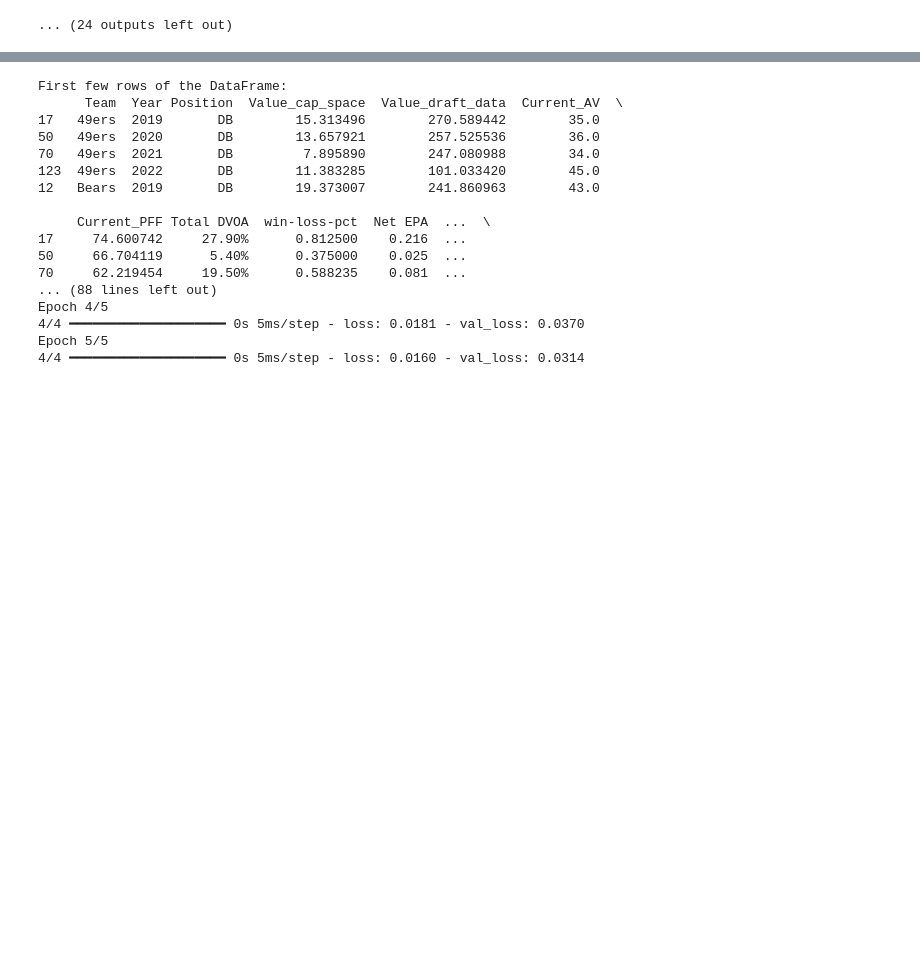
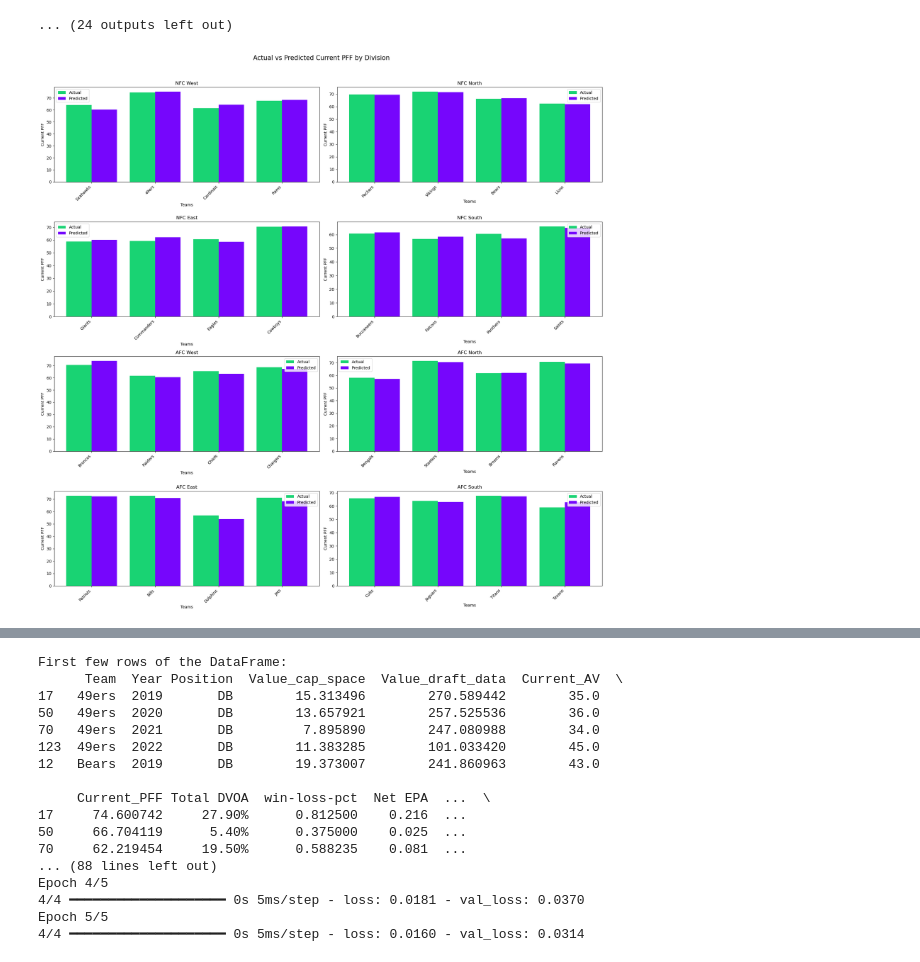
Before and after one commit to PranayN23/NFLResourceAnalysis, a Jupyter notebook: secondary_defense_predictions.ipynb, the cells around one changed output, grey strips where cells are left out. Cells and saved outputs as stored; diff of their text form; code cells hidden in the pictures; blank space fills up the shorter version.

Commit message:
Saved improved visualizations

```diff
--- a/secondary_defense_predictions.ipynb
+++ b/secondary_defense_predictions.ipynb
@@ -266,6 +266,78 @@ Epoch 15/15
 R² Score: -0.1812
 [figure]
 ... (24 outputs left out)
+# %%
+# Updated code with the user-provided hex colors for the bar plots
+import numpy as np
+import pandas as pd
+import matplotlib.pyplot as plt
+
+# Load the dataset
+file_path = 'Combined_Secondary_Defense.csv'
+data = pd.read_csv(file_path)
+
+# Filter for the latest year (if applicable) or ensure one entry per team
+# Here, we'll use the first occurrence for simplicity
+data = data.drop_duplicates(subset='Team', keep='first')
+
+# Extract relevant columns
+teams = data['Team'].values  # Team names
+y = data['Current_PFF'].values  # Actual values (Current PFF)
+
+# Mock predicted values for demonstration (replace with model predictions)
+np.random.seed(42)  # For reproducibility
+y_pred = y + np.random.normal(0, 2, size=len(y))  # Add small noise to actual values
+
+# Division mapping
+divisions = {
+    'NFC West': ['49ers', 'Seahawks', 'Rams', 'Cardinals'],
+    'NFC North': ['Packers', 'Vikings', 'Bears', 'Lions'],
+    'NFC East': ['Cowboys', 'Giants', 'Eagles', 'Commanders'],
+    'NFC South': ['Saints', 'Falcons', 'Buccaneers', 'Panthers'],
+    'AFC West': ['Chiefs', 'Raiders', 'Broncos', 'Chargers'],
+    'AFC North': ['Ravens', 'Bengals', 'Browns', 'Steelers'],
+    'AFC East': ['Bills', 'Patriots', 'Dolphins', 'Jets'],
+    'AFC South': ['Colts', 'Titans', 'Jaguars', 'Texans']
+}
+
+# Initialize storage for plotting
+division_data = {}
+
+# Group teams by division
+for division, division_teams in divisions.items():
+    mask = np.isin(teams, division_teams)  # Find teams in this division
+    division_data[division] = {
+        'teams': teams[mask],
+        'y': y[mask],
+        'y_pred': y_pred[mask]
+    }
+
+# Plot each division separately
+fig, axes = plt.subplots(4, 2, figsize=(20, 20))  # 4 rows, 2 columns
+fig.suptitle('Actual vs Predicted Current PFF by Division', fontsize=16)
+
+for ax, (division, data) in zip(axes.flatten(), division_data.items()):
+    teams_div = data['teams']
+    y_div = data['y']
+    y_pred_div = data['y_pred']
+    x = np.arange(len(teams_div))  # Generate x-axis positions
+    width = 0.4  # Bar width
+
+    # Plot actual and predicted for this division
+    ax.bar(x - width / 2, y_div, width, label='Actual', color='#19D373')  # Hex for Actual
+    ax.bar(x + width / 2, y_pred_div, width, label='Predicted', color='#7606FC')  # Hex for Predicted
+
+    ax.set_xticks(x)
+    ax.set_xticklabels(teams_div, rotation=45, ha='right')
+    ax.set_title(division)
+    ax.set_xlabel('Teams')
+    ax.set_ylabel('Current PFF')
+    ax.legend()
+
+plt.tight_layout(rect=[0, 0, 1, 0.96])  # Adjust layout to fit the title
+plt.show()
+# %% [output]
+[figure, added]
 # %%
 # Import necessary libraries
 import tensorflow as tf
```
Also changed, not shown: parts of 1 cell of this notebook.
